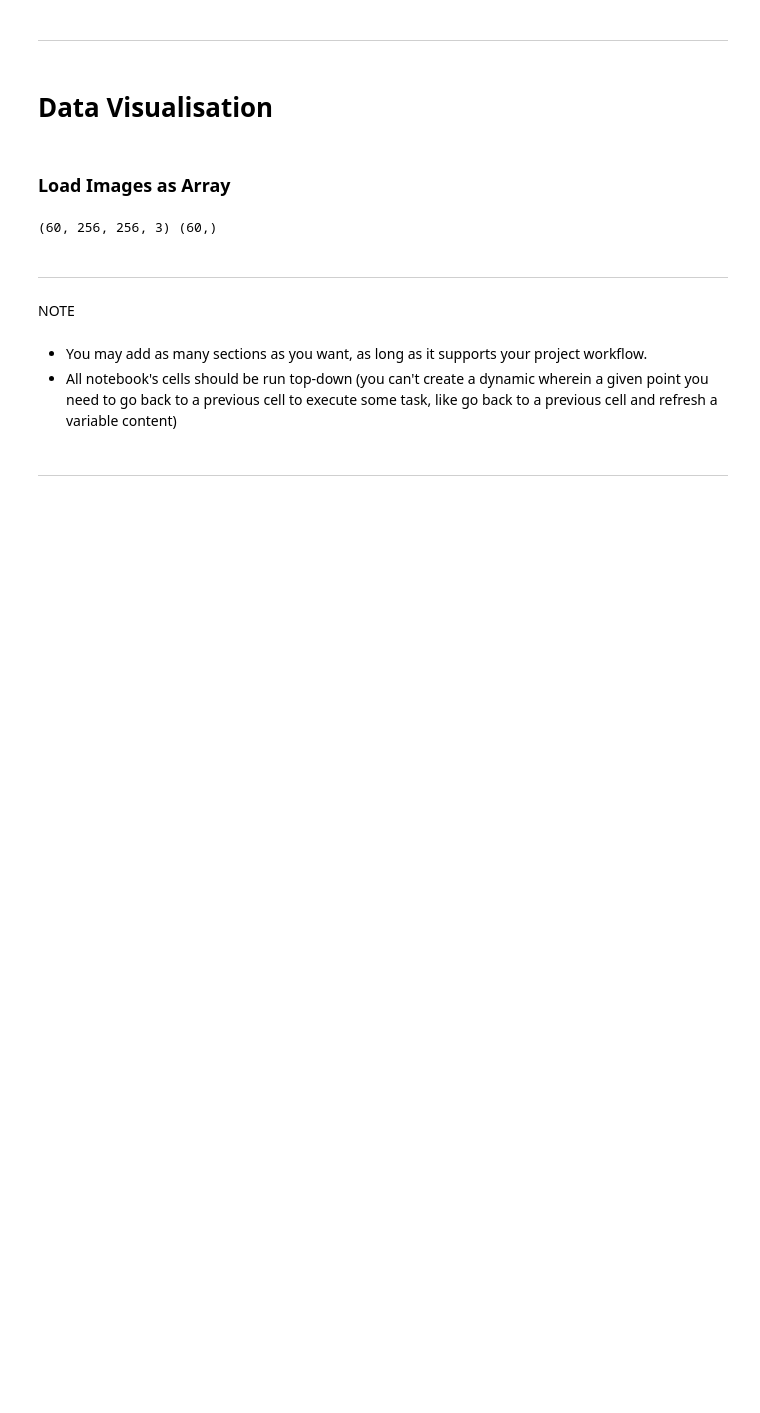
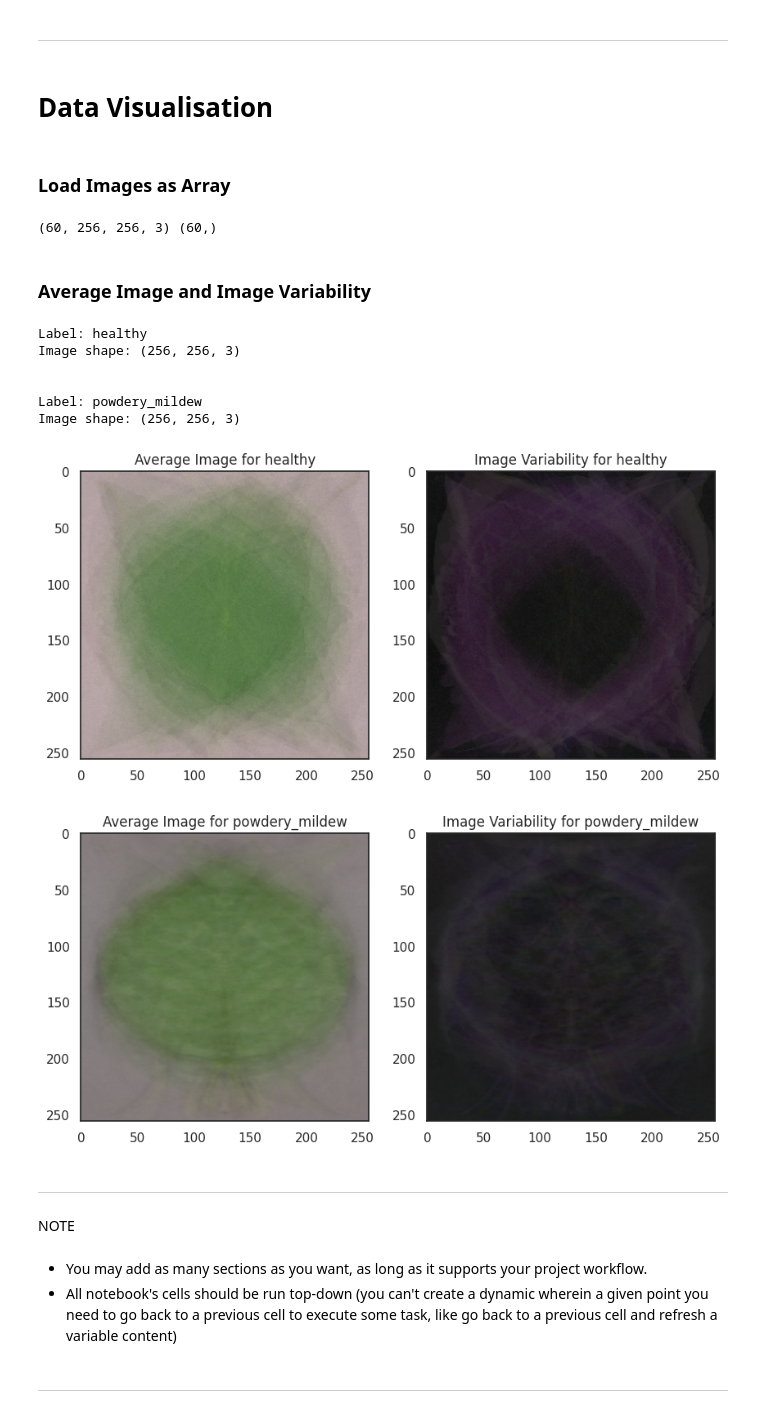
Before and after one commit to Hasmelash95/cherry-leaves-mildew, a Jupyter notebook: jupyter_notebooks/02 - DataVisualisation.ipynb, the cells around one changed output. Drawn from its saved outputs; the diff is of its cells as text; code cells hidden in the pictures; blank space fills up the shorter version.

Commit message:
Create function to plot and save mean and std of images

```diff
--- a/jupyter_notebooks/02 - DataVisualisation.ipynb
+++ b/jupyter_notebooks/02 - DataVisualisation.ipynb
@@ -162,6 +162,50 @@ X, y = load_images_in_array(data_dir=train_dir, new_size=image_shape, n_images_p
 print(X.shape, y.shape)
 # %% [output]
 (60, 256, 256, 3) (60,)
+# %% [markdown]
+### Average Image and Image Variability
+# %%
+def plot_image_mean_and_variability_as_array(X, y, figsize=(10,5)):
+    """
+    Function to loop through the labels, subset an array for each label
+    and caclulate/plot the standard deviation and mean.
+    """
+    sns.set_style("white")
+    for label in np.unique(y):
+        # Subset an array
+        y = y.reshape(-1,1,1)
+        boolean_mask = np.any(y==label, axis=1).reshape(-1)
+        array = X[boolean_mask]
+
+        # Calculate the mean per label
+        mean_image = np.mean(array, axis=0)
+        # Calculate the variability per label
+        std_image = np.std(array, axis=0)
+
+        print(f"Label: {label}")
+        print(f"Image shape: {mean_image.shape}")
+        fig, axes = plt.subplots(nrows=1, ncols=2, figsize=figsize)
+        axes[0].set_title(f"Average Image for {label}")
+        axes[0].imshow(mean_image, cmap="gray")
+        axes[1].set_title(f"Image Variability for {label}")
+        axes[1].imshow(std_image, cmap="gray")
+        if f"mean_std_{label}.png" not in {file_path}:
+            plt.savefig(f"{file_path}/mean_std_{label}.png")
+        else:
+            plt.show()
+
+        print("\n")
+# %%
+plot_image_mean_and_variability_as_array(X=X, y=y)
+# %% [output]
+Label: healthy
+Image shape: (256, 256, 3)
+
+
+Label: powdery_mildew
+Image shape: (256, 256, 3)
+[figure, added]
+[figure, added]
 # %% [markdown]
 ---
 # %% [markdown]
```
Also changed, not shown: 2 other files.
